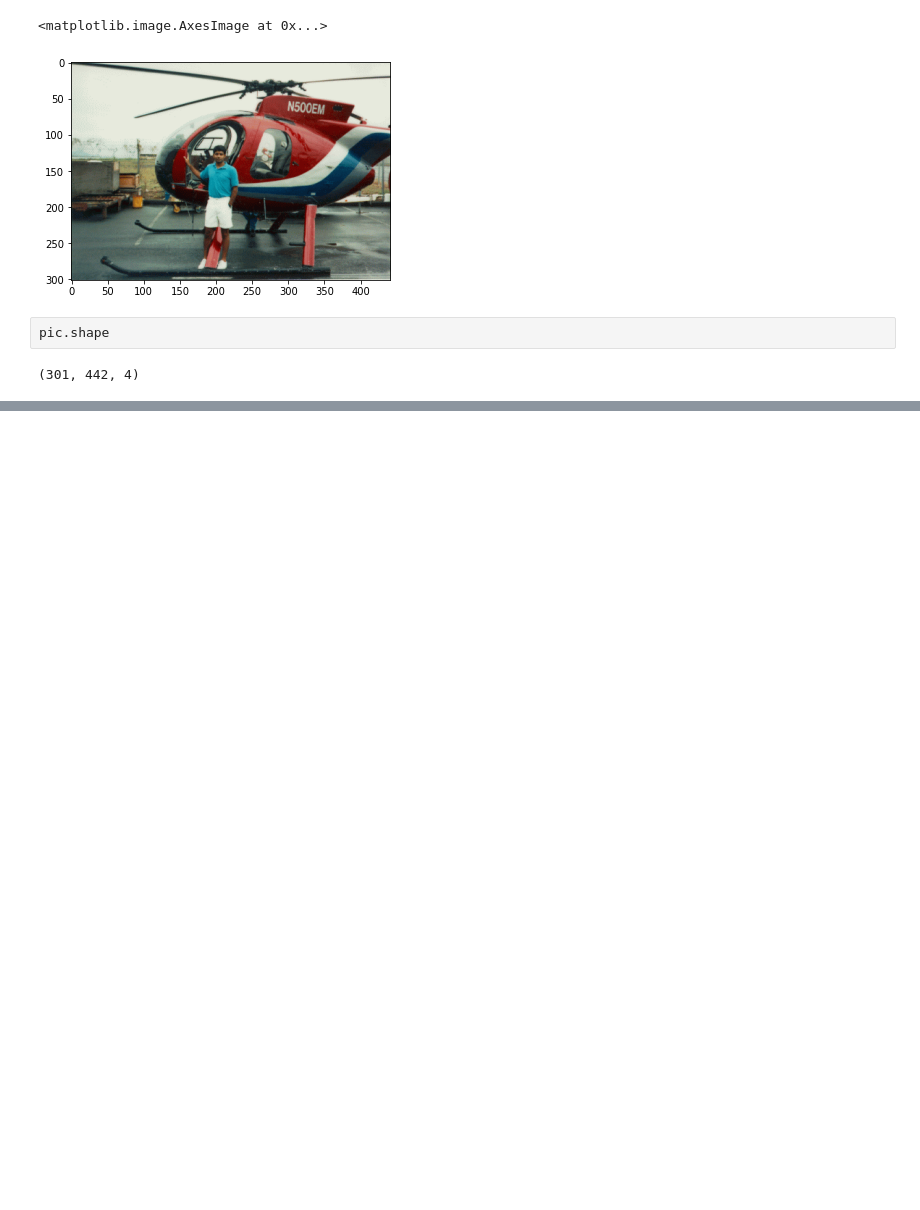
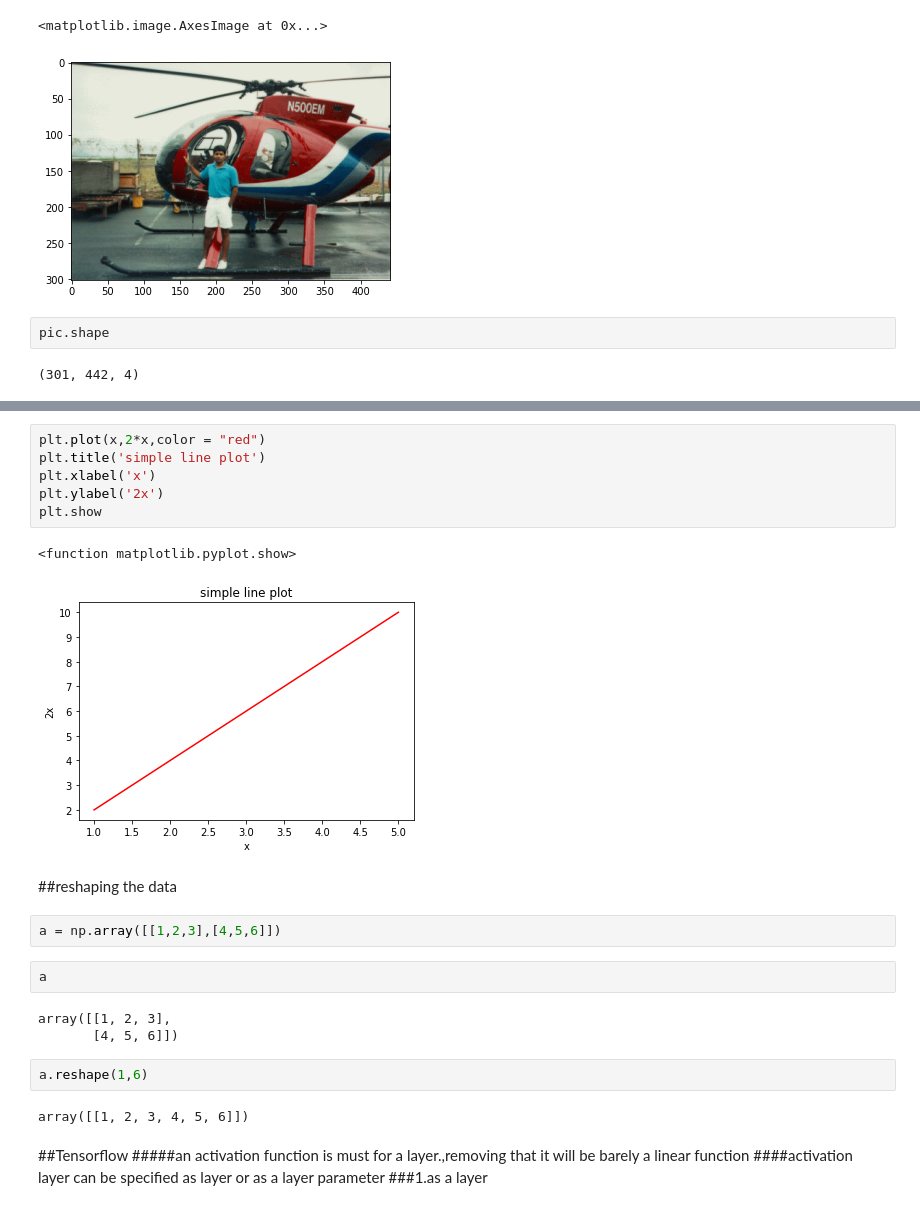
Before and after one commit to Kranthi98/Udemy-python-ML, a Jupyter notebook: lectures/04_mar_Udemy.ipynb, the cells around one changed output, grey strips where cells are left out. Saved outputs shown, nothing was run; the diff lists cells and outputs as text; blank space fills up the shorter version.

```diff
--- a/lectures/04_mar_Udemy.ipynb
+++ b/lectures/04_mar_Udemy.ipynb
@@ -32,0 +42,27 @@ plt.imshow(pic[::-1])
+# %%
+plt.plot(x,2*x,color = "red")
+plt.title('simple line plot')
+plt.xlabel('x')
+plt.ylabel('2x')
+plt.show
+# %% [output]
+<function matplotlib.pyplot.show>
+[figure, added]
+# %% [markdown]
+##reshaping the data
+# %%
+a = np.array([[1,2,3],[4,5,6]])
+# %%
+a
+# %% [output]
+array([[1, 2, 3],
+       [4, 5, 6]])
+# %%
+a.reshape(1,6)
+# %% [output]
+array([[1, 2, 3, 4, 5, 6]])
+# %% [markdown]
+##Tensorflow
+#####an activation function is must for a layer.,removing that it will be barely a linear function
+####activation layer can be specified as layer or as a layer parameter
+###1.as a layer
```
Also changed, not shown: parts of 9 cells of this notebook.
